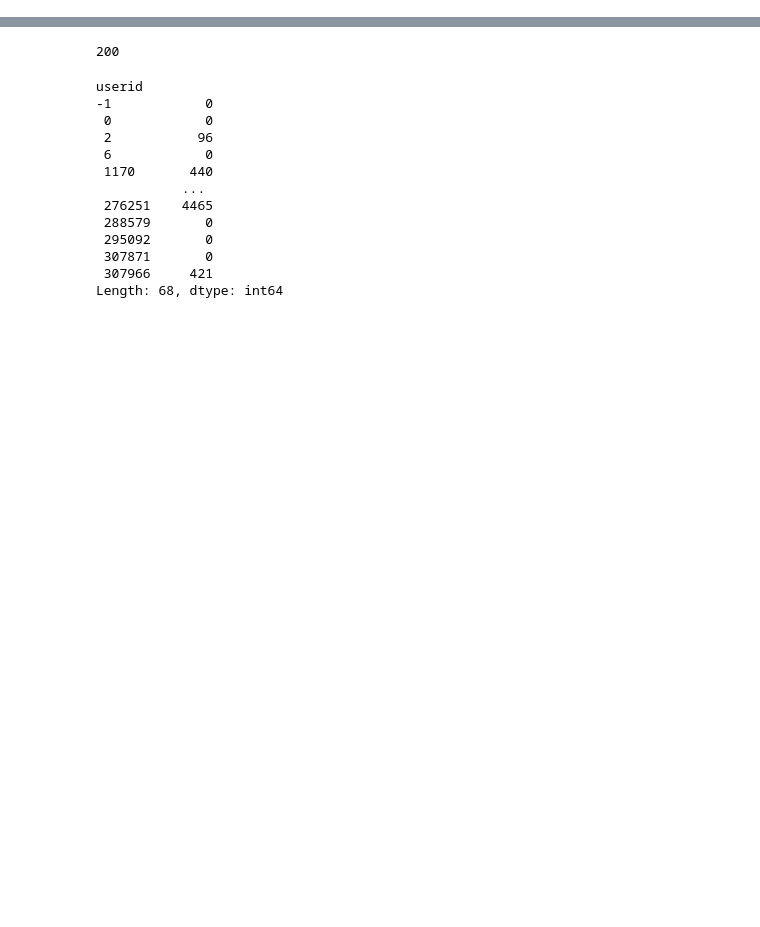
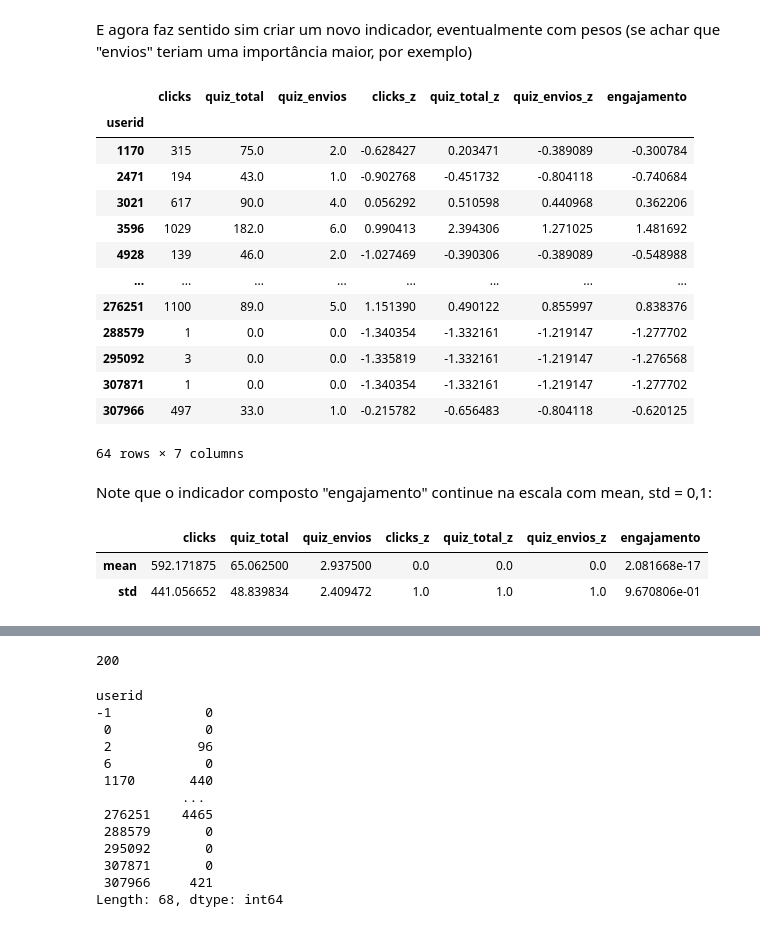
Before and after one commit to atp/edisc-analytics, a Jupyter notebook: Indicadores de Engajamento.ipynb, the cells around one changed output, grey strips where cells are left out. Drawn from its saved outputs; the diff is of its cells as text; code cells hidden in the pictures; blank space fills up the shorter version.

```diff
--- a/Indicadores de Engajamento.ipynb
+++ b/Indicadores de Engajamento.ipynb
@@ -202,0 +99,3 @@ views = logs.groupby('userid').apply(nactions,components=[])
+# %%
+indicadores = pd.concat([clicks_por_userid,quiz_por_userid,quiz_envio_por_userid],axis = 1)
+indicadores
@@ -202,0 +222,30 @@ views = logs.groupby('userid').apply(nactions,components=[])
+# %% [markdown]
+E agora faz sentido sim criar um novo indicador, eventualmente com pesos (se achar que "envios" teriam uma importância maior, por exemplo)
+# %%
+indicadores['engajamento'] = (indicadores['clicks_z'] +
+                              indicadores['quiz_total_z'] +
+                              2*indicadores['quiz_envios_z'])/4
+indicadores
+# %% [output]
+|  | clicks | quiz_total | quiz_envios | clicks_z | quiz_total_z | quiz_envios_z | engajamento |
+| userid |  |  |  |  |  |  |  |
+| 1170 | 315 | 75.0 | 2.0 | -0.628427 | 0.203471 | -0.389089 | -0.300784 |
+| 2471 | 194 | 43.0 | 1.0 | -0.902768 | -0.451732 | -0.804118 | -0.740684 |
+| 3021 | 617 | 90.0 | 4.0 | 0.056292 | 0.510598 | 0.440968 | 0.362206 |
+| 3596 | 1029 | 182.0 | 6.0 | 0.990413 | 2.394306 | 1.271025 | 1.481692 |
+| 4928 | 139 | 46.0 | 2.0 | -1.027469 | -0.390306 | -0.389089 | -0.548988 |
+| ... | ... | ... | ... | ... | ... | ... | ... |
+| 276251 | 1100 | 89.0 | 5.0 | 1.151390 | 0.490122 | 0.855997 | 0.838376 |
+| 288579 | 1 | 0.0 | 0.0 | -1.340354 | -1.332161 | -1.219147 | -1.277702 |
+| 295092 | 3 | 0.0 | 0.0 | -1.335819 | -1.332161 | -1.219147 | -1.276568 |
+| 307871 | 1 | 0.0 | 0.0 | -1.340354 | -1.332161 | -1.219147 | -1.277702 |
+| 307966 | 497 | 33.0 | 1.0 | -0.215782 | -0.656483 | -0.804118 | -0.620125 |
+64 rows × 7 columns
+# %% [markdown]
+Note que o indicador composto "engajamento" continue na escala com mean, std = 0,1:
+# %%
+indicadores.describe().loc[['mean','std']]
+# %% [output]
+|  | clicks | quiz_total | quiz_envios | clicks_z | quiz_total_z | quiz_envios_z | engajamento |
+| mean | 592.171875 | 65.062500 | 2.937500 | 0.0 | 0.0 | 0.0 | 2.081668e-17 |
+| std | 441.056652 | 48.839834 | 2.409472 | 1.0 | 1.0 | 1.0 | 9.670806e-01 |
```
Also changed, not shown: parts of 55 cells of this notebook.
